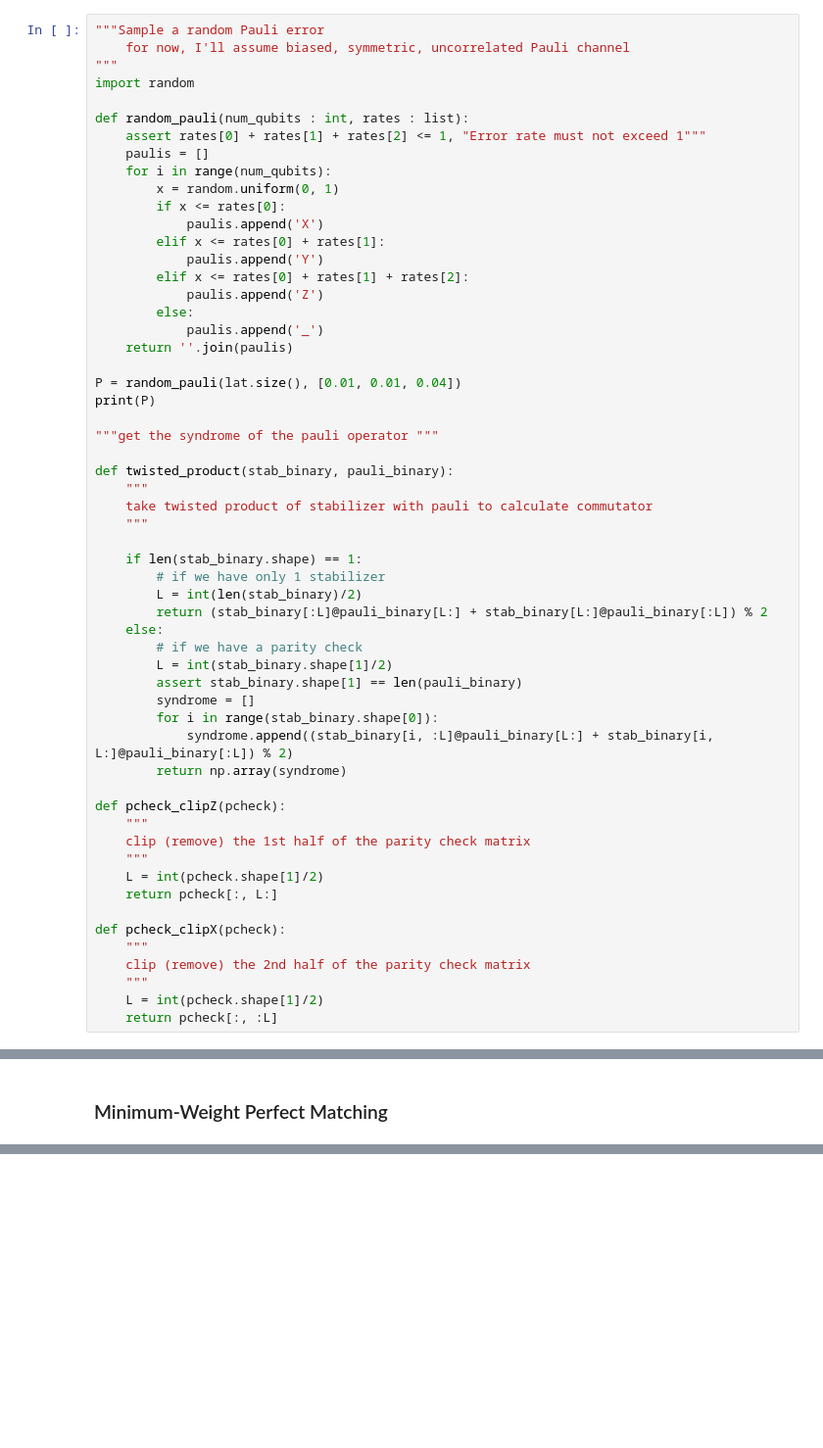
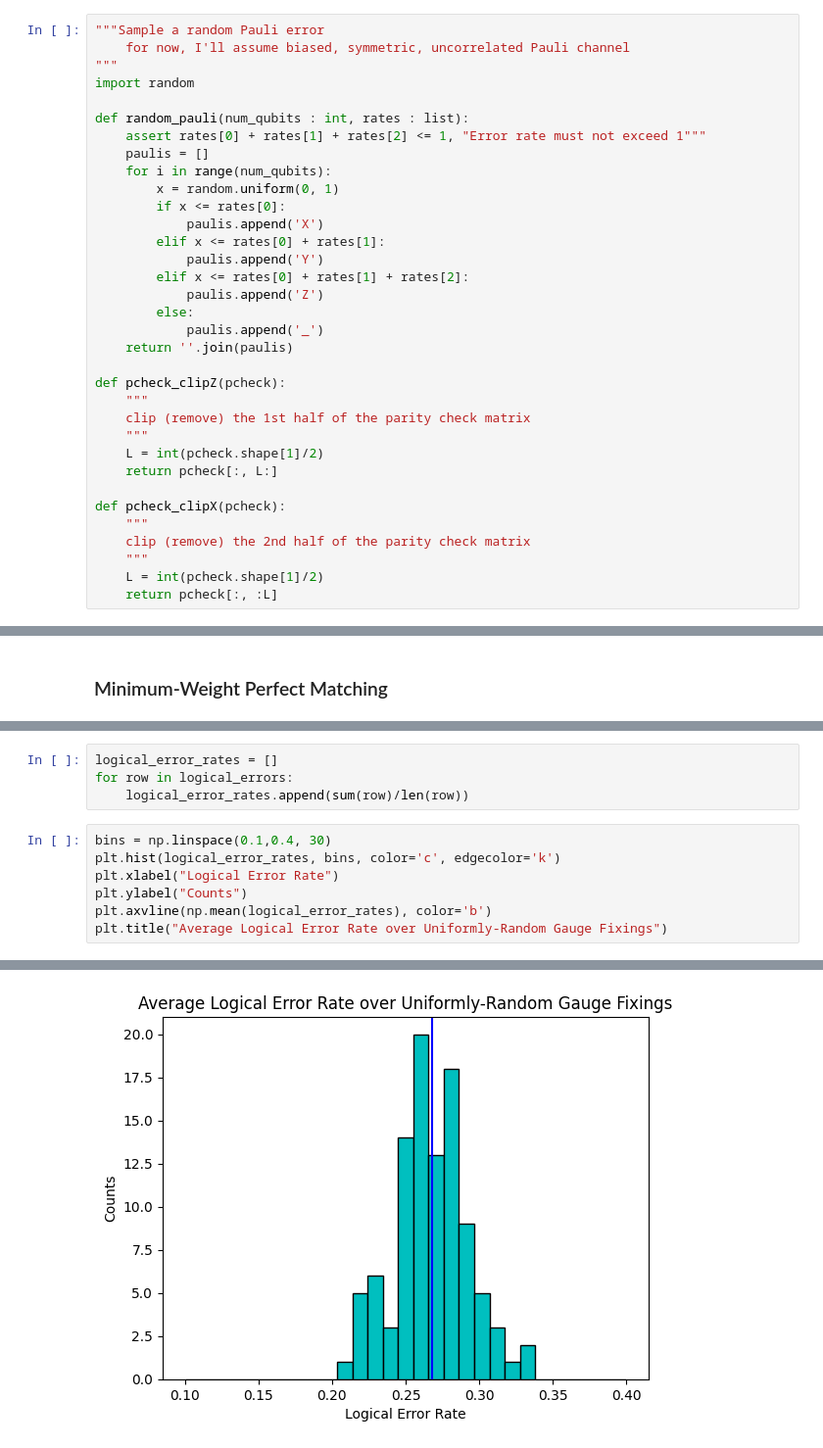
Before and after one commit to jpmarceaux/QuantumHardwareSubgroup, a Jupyter notebook: lib/systematic_code_cap_simulation.ipynb, the cells around one changed output, grey strips where cells are left out. Shown: that part at 98% size. Cells and saved outputs as stored; diff of their text form; blank space fills up the shorter version.

```diff
--- a/lib/systematic_code_cap_simulation.ipynb
+++ b/lib/systematic_code_cap_simulation.ipynb
@@ -372,29 +373,6 @@ def random_pauli(num_qubits : int, rates : list):
             paulis.append('_')
     return ''.join(paulis)
 
-P = random_pauli(lat.size(), [0.01, 0.01, 0.04])
-print(P)
-
-"""get the syndrome of the pauli operator """
-
-def twisted_product(stab_binary, pauli_binary):
-    """
-    take twisted product of stabilizer with pauli to calculate commutator
-    """
-
-    if len(stab_binary.shape) == 1:
-        # if we have only 1 stabilizer
-        L = int(len(stab_binary)/2)
-        return (stab_binary[:L]@pauli_binary[L:] + stab_binary[L:]@pauli_binary[:L]) % 2
-    else:
-        # if we have a parity check
-        L = int(stab_binary.shape[1]/2)
-        assert stab_binary.shape[1] == len(pauli_binary)
-        syndrome = []
-        for i in range(stab_binary.shape[0]):
-            syndrome.append((stab_binary[i, :L]@pauli_binary[L:] + stab_binary[i, L:]@pauli_binary[:L]) % 2)
-        return np.array(syndrome)
-
 def pcheck_clipZ(pcheck):
     """
     clip (remove) the 1st half of the parity check matrix
@@ -419,0 +443,12 @@ def pcheck_clipX(pcheck):
+# %%
+logical_error_rates = []
+for row in logical_errors:
+    logical_error_rates.append(sum(row)/len(row))
+# %%
+bins = np.linspace(0.1,0.4, 30)
+plt.hist(logical_error_rates, bins, color='c', edgecolor='k')
+plt.xlabel("Logical Error Rate")
+plt.ylabel("Counts")
+plt.axvline(np.mean(logical_error_rates), color='b')
+plt.title("Average Logical Error Rate over Uniformly-Random Gauge Fixings")
+# %% [output]
@@ -419,0 +456 @@ def pcheck_clipX(pcheck):
+[figure, added]
```
Also changed, not shown: parts of 20 cells of this notebook, 9 other files.
